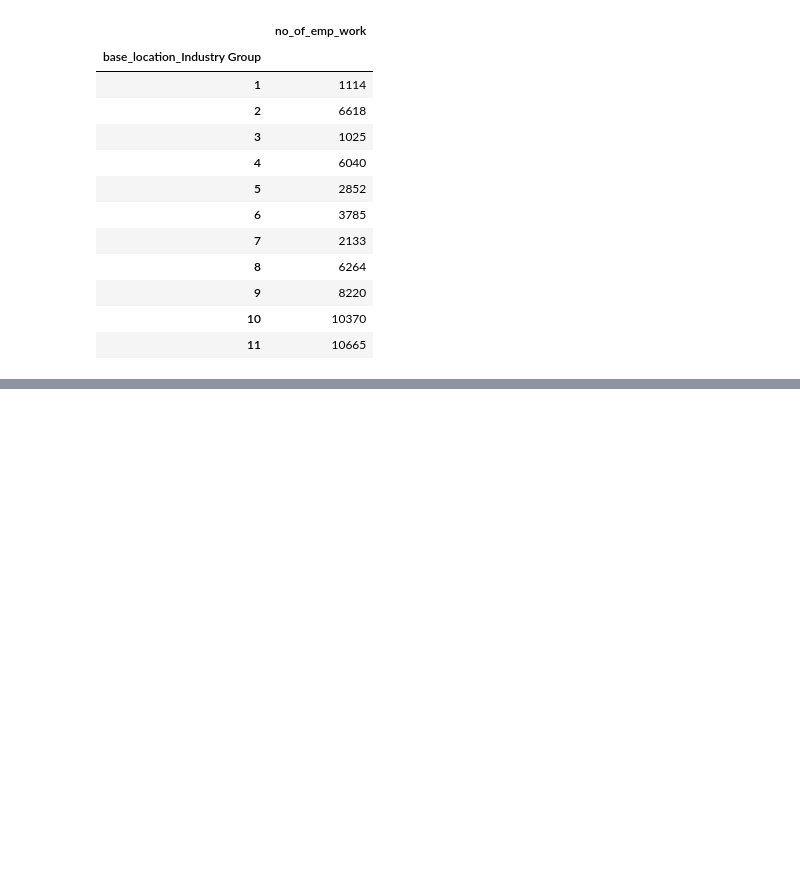
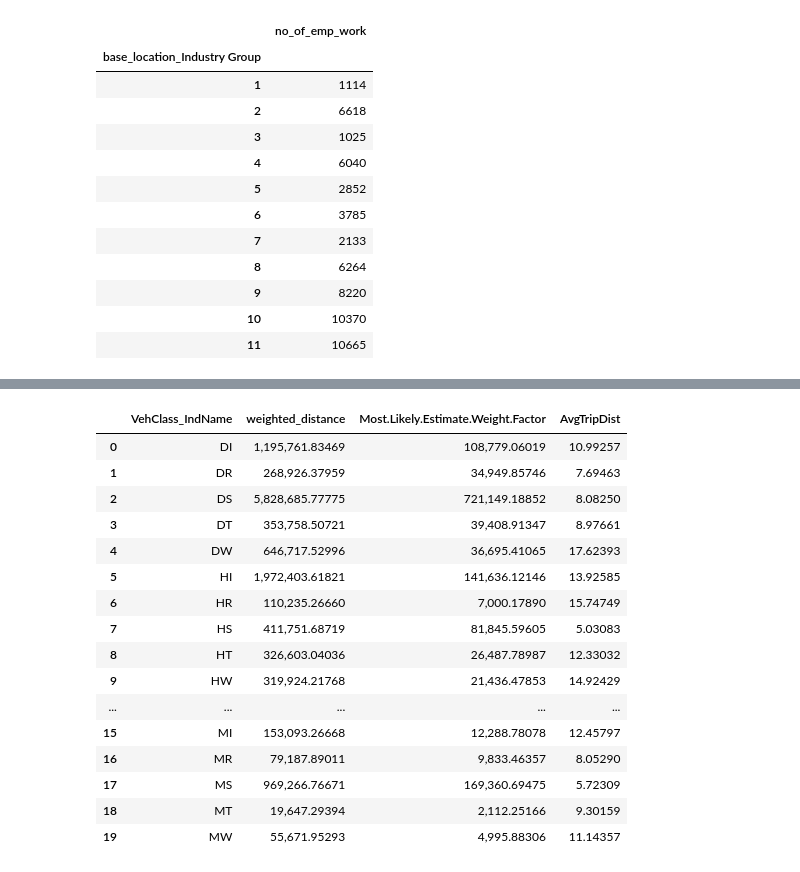
Before and after one commit to SANDAG/Data_CVM, a Jupyter notebook: abm2p/CVS_data_aggregation.ipynb, the cells around one changed output, grey strips where cells are left out. Cells and saved outputs as stored; diff of their text form; code cells hidden in the pictures; blank space fills up the shorter version.

```diff
--- a/abm2p/CVS_data_aggregation.ipynb
+++ b/abm2p/CVS_data_aggregation.ipynb
@@ -210,14 +182,0 @@ vmt[['weighted_distance', 'base_location_Industry Group']].groupby('base_locatio
-# %%
-light, med, hvy = list(range(1, 4)), list(range(5, 8)), [4, 8]
-def classing(num):
-    if num in light: return 'light'
-    elif num in med: return 'med'
-    else: return 'hvy'
-tour_data['VehClass_name'] = tour_data.VehClass.apply(lambda x: classing(x))
-
-vmt = tour_data[
-    ['Most.Likely.Estimate.Weight.Factor', 'base_location_Industry Group', 'TRAVEL_DISTANCE', 'VehClass_name']
-].dropna(how='any')
-vmt = vmt[vmt.VehClass_name != 'light']
-vmt['weighted_distance'] = vmt['Most.Likely.Estimate.Weight.Factor'] * vmt.TRAVEL_DISTANCE
-vmt[['weighted_distance', 'base_location_Industry Group']].groupby('base_location_Industry Group').sum().reset_index()
@@ -260,0 +234,11 @@ max(tour_data.tour_id)
+# %%
+# Figure 9. Tour Start Time by Industry
+pd.options.display.float_format = '{:20,.5f}'.format
+
+tb = pd.DataFrame(tour_data_starts.groupby(['industry_cvm', 'DEPART_TOD'])['Most.Likely.Estimate.Weight.Factor'].sum().reset_index())
+pd.crosstab(
+    tb.industry_cvm,
+    tb.DEPART_TOD,
+    values=tb['Most.Likely.Estimate.Weight.Factor'],
+    aggfunc='sum',
+    normalize='index')
@@ -260,0 +269,27 @@ max(tour_data.tour_id)
+# %%
+# Figure 12. Avg Trip Length by Vehicle Class and Industry
+tour_data_wc = tour_data[tour_data.TRAVEL_DISTANCE.notna()]
+
+sum = tour_data_wc[['VehClass_IndName','weighted_distance']].groupby('VehClass_IndName').sum().reset_index()
+tripWeightSum = tour_data_wc[['VehClass_IndName','Most.Likely.Estimate.Weight.Factor']].groupby('VehClass_IndName').sum().reset_index()
+sum = sum.merge(tripWeightSum, on='VehClass_IndName')
+sum['AvgTripDist'] = sum['weighted_distance'] / sum['Most.Likely.Estimate.Weight.Factor']
+sum
+# %% [output]
+|  | VehClass_IndName | weighted_distance | Most.Likely.Estimate.Weight.Factor | AvgTripDist |
+| 0 | DI | 1,195,761.83469 | 108,779.06019 | 10.99257 |
+| 1 | DR | 268,926.37959 | 34,949.85746 | 7.69463 |
+| 2 | DS | 5,828,685.77775 | 721,149.18852 | 8.08250 |
+| 3 | DT | 353,758.50721 | 39,408.91347 | 8.97661 |
+| 4 | DW | 646,717.52996 | 36,695.41065 | 17.62393 |
+| 5 | HI | 1,972,403.61821 | 141,636.12146 | 13.92585 |
+| 6 | HR | 110,235.26660 | 7,000.17890 | 15.74749 |
+| 7 | HS | 411,751.68719 | 81,845.59605 | 5.03083 |
+| 8 | HT | 326,603.04036 | 26,487.78987 | 12.33032 |
+| 9 | HW | 319,924.21768 | 21,436.47853 | 14.92429 |
+| ... | ... | ... | ... | ... |
+| 15 | MI | 153,093.26668 | 12,288.78078 | 12.45797 |
+| 16 | MR | 79,187.89011 | 9,833.46357 | 8.05290 |
+| 17 | MS | 969,266.76671 | 169,360.69475 | 5.72309 |
+| 18 | MT | 19,647.29394 | 2,112.25166 | 9.30159 |
+| 19 | MW | 55,671.95293 | 4,995.88306 | 11.14357 |
```
Also changed, not shown: parts of 27 cells of this notebook, 4 other files.
